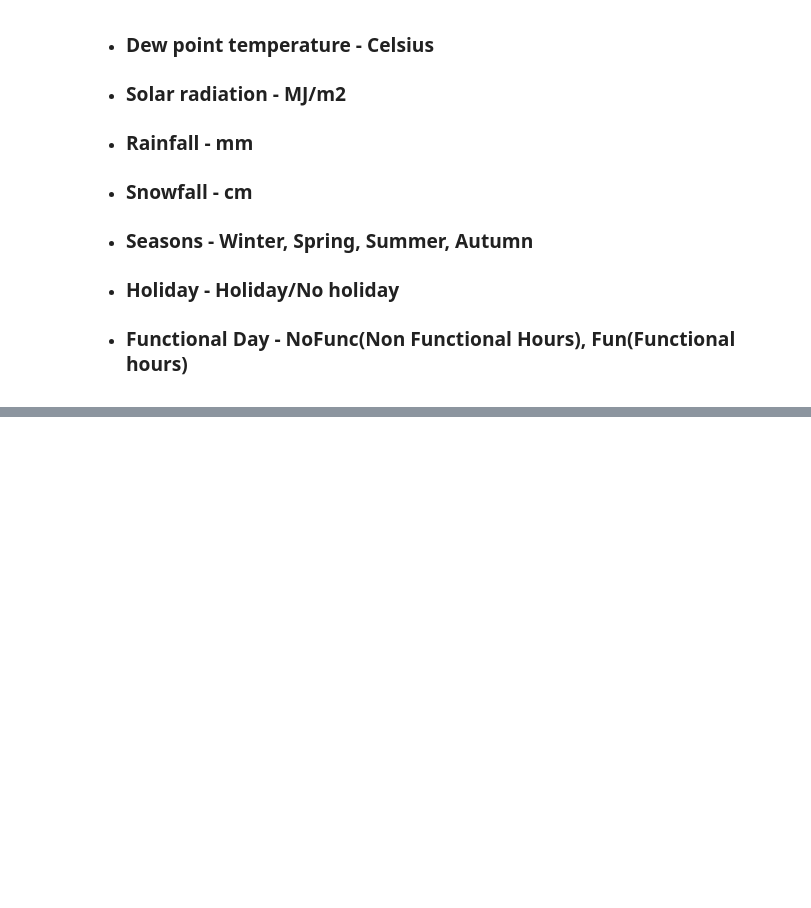
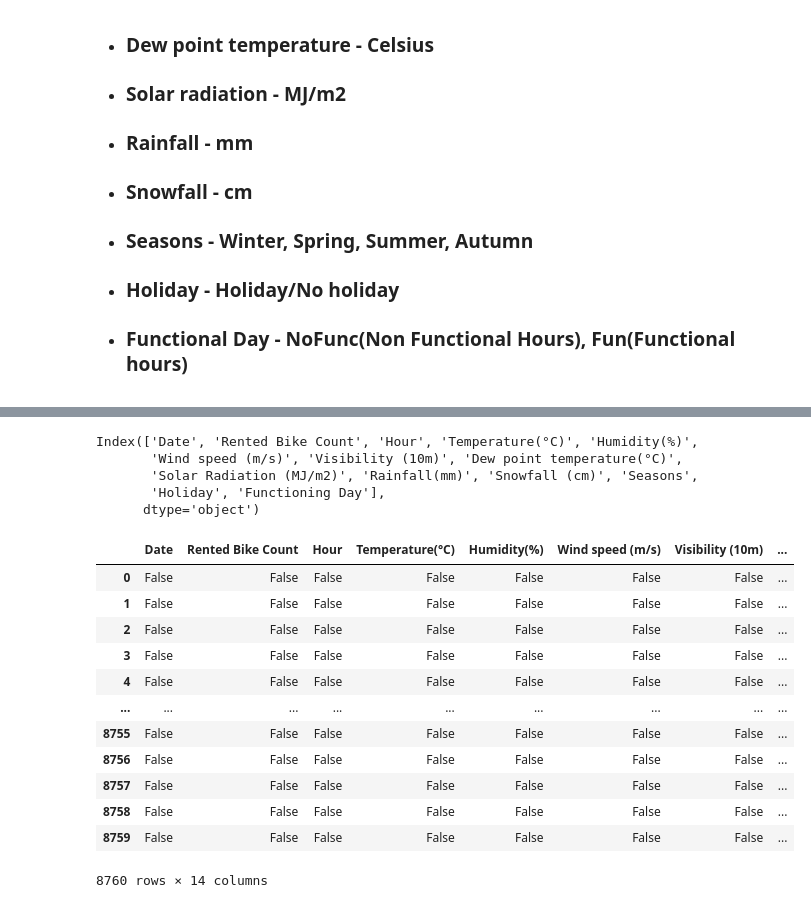
Before and after one commit to CodeWithSridhar/Seoul-Bike-Sharing-Demand-Prediction, a Jupyter notebook: Bike_Sharing_Demand_Prediction_Capstone_Project.ipynb, the cells around one changed output, grey strips where cells are left out. Drawn from its saved outputs; the diff is of its cells as text; code cells hidden in the pictures; blank space fills up the shorter version.

```diff
--- a/Bike_Sharing_Demand_Prediction_Capstone_Project.ipynb
+++ b/Bike_Sharing_Demand_Prediction_Capstone_Project.ipynb
@@ -30,0 +41,2 @@
+# %%
+data = pd.read_csv('/content/drive/MyDrive/AlmaBetter Folder/Project Supervised ML_Regression Seol bike sharing demand/SeoulBikeData.csv',sep=',',encoding='latin')
@@ -30,0 +98,24 @@
+# %%
+data.columns
+# %% [output]
+Index(['Date', 'Rented Bike Count', 'Hour', 'Temperature(°C)', 'Humidity(%)',
+       'Wind speed (m/s)', 'Visibility (10m)', 'Dew point temperature(°C)',
+       'Solar Radiation (MJ/m2)', 'Rainfall(mm)', 'Snowfall (cm)', 'Seasons',
+       'Holiday', 'Functioning Day'],
+      dtype='object')
+# %%
+data.isnull()
+# %% [output]
+|  | Date | Rented Bike Count | Hour | Temperature(°C) | Humidity(%) | Wind speed (m/s) | Visibility (10m) | ... |
+| 0 | False | False | False | False | False | False | False | ... |
+| 1 | False | False | False | False | False | False | False | ... |
+| 2 | False | False | False | False | False | False | False | ... |
+| 3 | False | False | False | False | False | False | False | ... |
+| 4 | False | False | False | False | False | False | False | ... |
+| ... | ... | ... | ... | ... | ... | ... | ... | ... |
+| 8755 | False | False | False | False | False | False | False | ... |
+| 8756 | False | False | False | False | False | False | False | ... |
+| 8757 | False | False | False | False | False | False | False | ... |
+| 8758 | False | False | False | False | False | False | False | ... |
+| 8759 | False | False | False | False | False | False | False | ... |
+8760 rows × 14 columns
```
Also changed, not shown: parts of 6 cells of this notebook.
